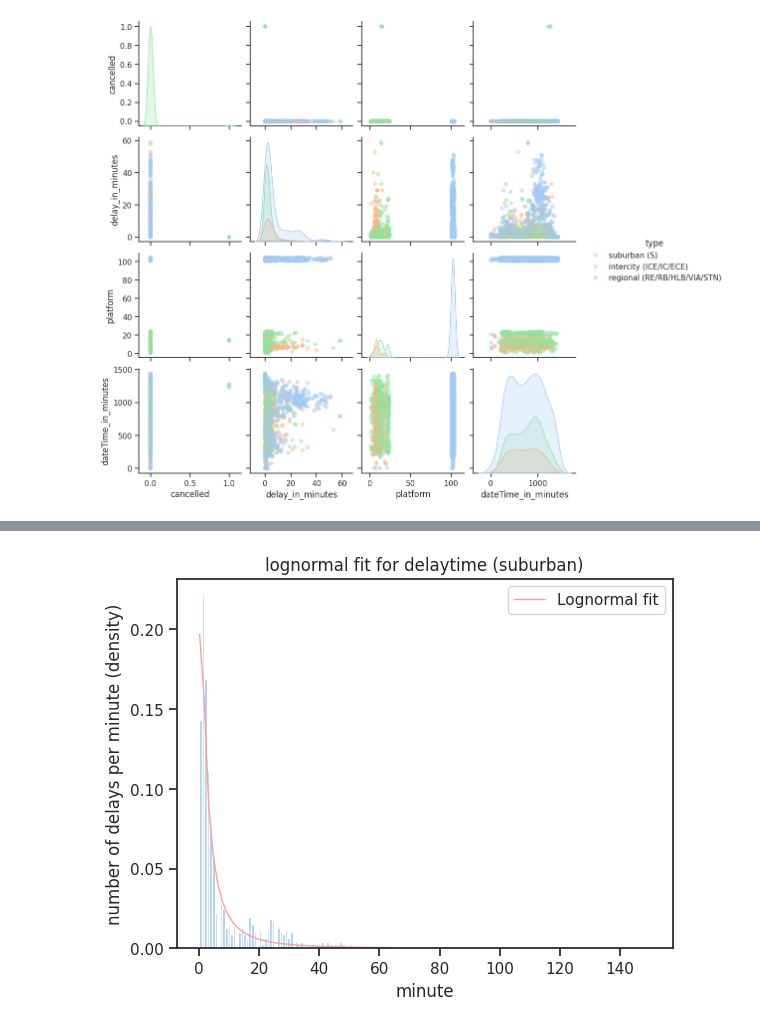
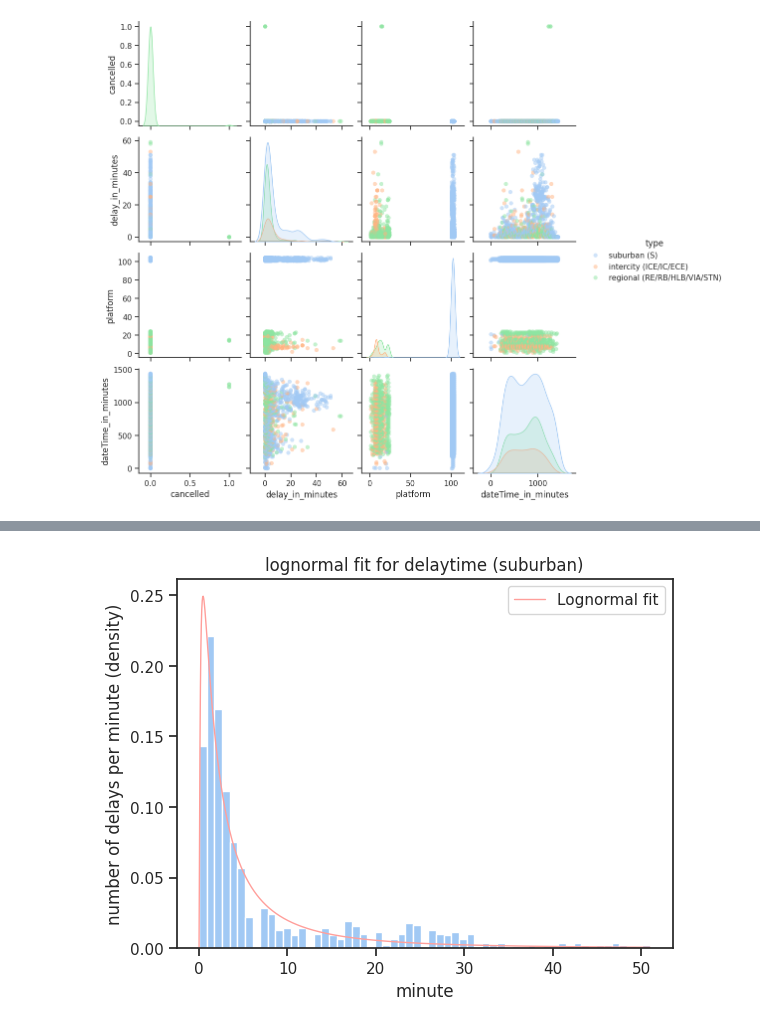
Before and after one commit to WackAlley/worksheet, a Jupyter notebook: project1/db_project/analysis.ipynb, the cells around one changed output, grey strips where cells are left out. Saved outputs shown, nothing was run; the diff lists cells and outputs as text; code cells hidden in the pictures.

```diff
--- a/project1/db_project/analysis.ipynb
+++ b/project1/db_project/analysis.ipynb
@@ -350,67 +349,35 @@ $\mu_X$, $\text{med}_X$ and $\sigma^2_X$ can be determined with the built-in fun
 # %%
-# parameters for lognormal fit
-mu = np.log(df['delay_in_minutes'].median()) # mean of ln(X)
-var = 2*( np.log(df['delay_in_minutes'].mean()) - np.log(df['delay_in_minutes'].median()) ) # variance of ln(X), "sigma squared"
-# print("mean of ln(X):    ", mu)
-# print("variance of ln(X):", var)
-
-# lognormal fit
+# lognormal pdf fit
 def logn(x,mu,var):
     return np.divide(1,x*np.sqrt(2*var*np.pi)) * np.exp(-np.divide(np.power(np.log(x)-mu,2),2*var))
-x = np.linspace(lognorm.ppf(0.01, s), 150, 100)
 
-df.hist(column='delay_in_minutes', density=True,  bins = df['delay_in_minutes'].max())
-plt.gca().set_xlabel('minute')
-plt.gca().set_ylabel('number of delays per minute (density)')
-plt.title("lognormal fit for delaytime")
 
-plt.plot(x, logn(x,mu,var), 'r', linewidth=1, label='Lognormal fit')
-plt.legend()
-plt.grid(False)
-plt.show()
+def logfit(specific, traintype, title):
+    # picking the data: all traintypes or a specific one?
+    if specific == True:
+        data = df.loc[df['type'] == traintype, 'delay_in_minutes']
+    else:
+        data = df['delay_in_minutes']
 
-# same for regional train only
-regional = df.loc[df['type'] == 'regional (RE/RB/HLB/VIA/STN)', 'delay_in_minutes']
-mu = np.log(regional.median())
-var = 2*( np.log(regional.mean()) - np.log(regional.median()) )
+    # parameters for lognormal fit
+    mu = np.log(data.median()) # mean of ln(X)
+    var = 2*( np.log(data.mean()) - np.log(data.median()) ) # variance of ln(X), "sigma squared"
 
-regional.hist(density=True, bins=regional.max())
-plt.gca().set_xlabel('minute')
-plt.gca().set_ylabel('number of delays per minute (density)')
-plt.title("lognormal fit for delaytime (regional)")
+    # data histogram + lognormal fit
+    data.hist(density=True,  bins = df['delay_in_minutes'].max())
+    plt.gca().set_xlabel('minute')
+    plt.gca().set_ylabel('number of delays per minute (density)')
+    plt.title(title)
 
-plt.plot(x, logn(x,mu,var), 'r', linewidth=1, label='Lognormal fit')
-plt.legend()
-plt.grid(False)
-plt.show()
+    x = np.linspace(1e-9, data.max(), 1000)
+    plt.plot(x, logn(x,mu,var), 'r', linewidth=1, label='Lognormal fit')
+    plt.legend()
+    plt.grid(False)
+    plt.show()
+    print(f"{traintype}:  mu = {mu}; var = {var}")
 
-# intercity only
-intercity = df.loc[df['type'] == 'intercity (ICE/IC/ECE)', 'delay_in_minutes']
-mu = np.log(intercity.median())
-var = 2*( np.log(intercity.mean()) - np.log(intercity.median()) )
-
-intercity.hist(density=True, bins=regional.max())
-plt.gca().set_xlabel('minute')
-plt.gca().set_ylabel('number of delays per minute (density)')
-plt.title("lognormal fit for delaytime (intercity)")
-
-plt.plot(x, logn(x,mu,var), 'r', linewidth=1, label='Lognormal fit')
-plt.legend()
-plt.grid(False)
-plt.show()
-
-# suburban
-suburban = df.loc[df['type'] == 'suburban (S)', 'delay_in_minutes']
-mu = np.log(suburban.median())
-var = 2*( np.log(suburban.mean()) - np.log(suburban.median()) )
-
-suburban.hist(density=True, bins=regional.max())
-plt.gca().set_xlabel('minute')
-plt.gca().set_ylabel('number of delays per minute (density)')
-plt.title("lognormal fit for delaytime (suburban)")
-
-plt.plot(x, logn(x,mu,var), 'r', linewidth=1, label='Lognormal fit')
-plt.legend()
-plt.grid(False)
-plt.show()
+logfit(False, 'all trains', "lognormal fit for delaytime")
+logfit(True, 'regional (RE/RB/HLB/VIA/STN)', "lognormal fit for delaytime (regional)")
+logfit(True, 'intercity (ICE/IC/ECE)', "lognormal fit for delaytime (intercity)")
+logfit(True, 'suburban (S)', "lognormal fit for delaytime (suburban)")
 # %% [output]
@@ -420 +390 @@ plt.show()
-[figure, old version]
+[figure, new version]
```
Also changed, not shown: parts of 9 cells of this notebook, 41 other files.
